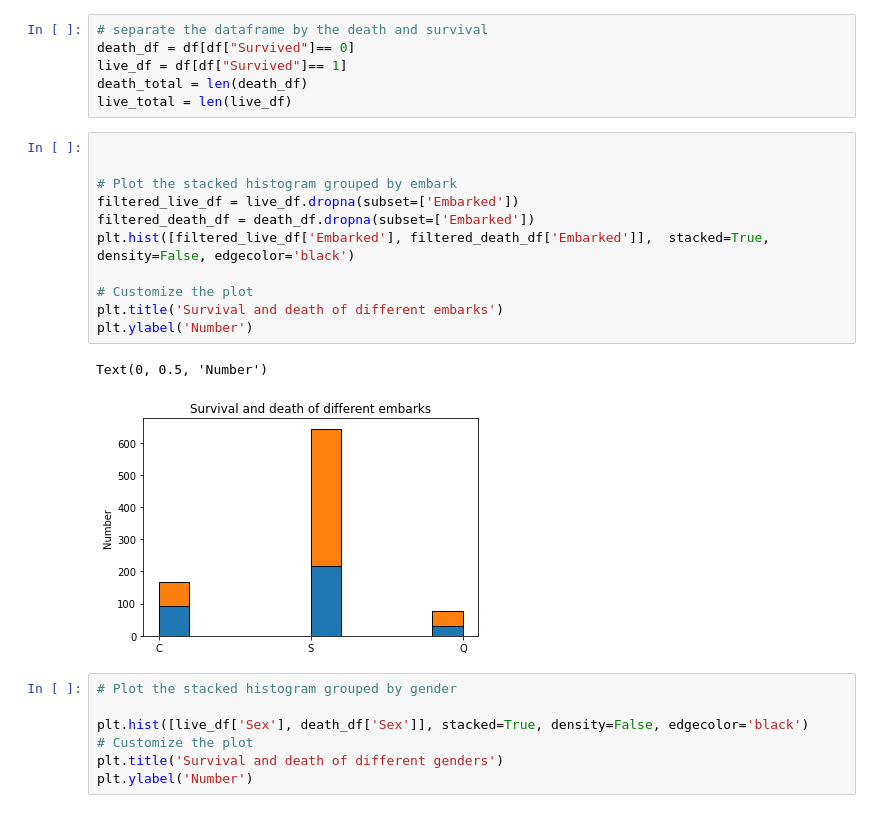
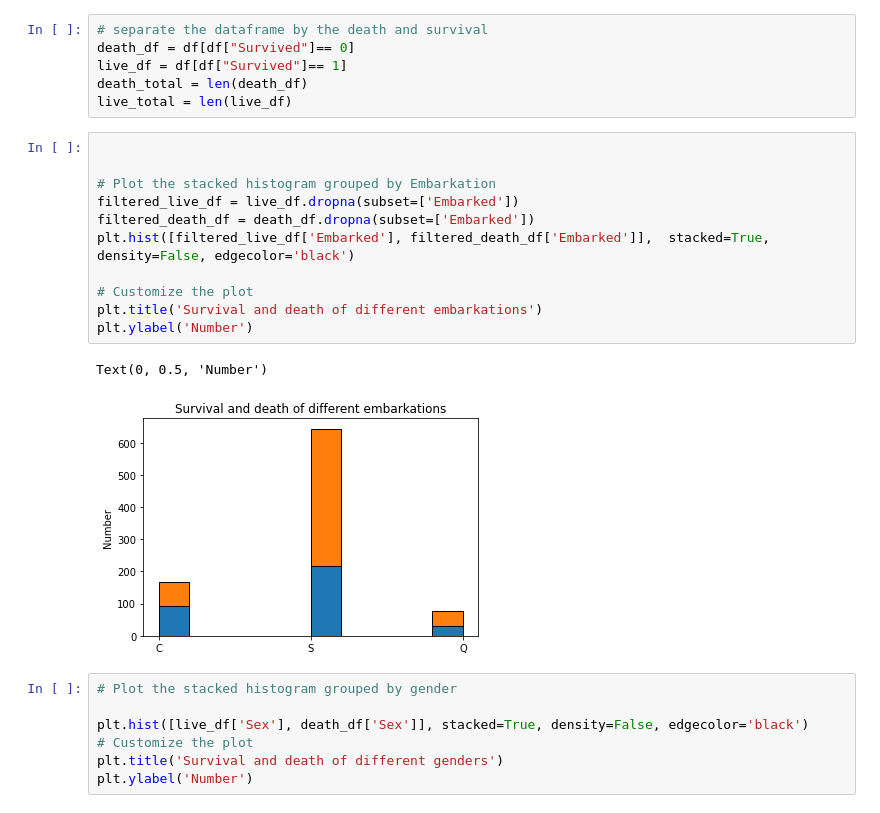
Before and after one commit to Yichen575/kaggle-projects, a Jupyter notebook: titanic/Data-analysis.ipynb, the cells around one changed output. Cells and saved outputs as stored; diff of their text form.

```diff
--- a/titanic/Data-analysis.ipynb
+++ b/titanic/Data-analysis.ipynb
@@ -76,17 +76,17 @@ live_total = len(live_df)
 # %%
 
 
-# Plot the stacked histogram grouped by embark
+# Plot the stacked histogram grouped by Embarkation
 filtered_live_df = live_df.dropna(subset=['Embarked'])
 filtered_death_df = death_df.dropna(subset=['Embarked'])
 plt.hist([filtered_live_df['Embarked'], filtered_death_df['Embarked']],  stacked=True, density=False, edgecolor='black')
 
 # Customize the plot
-plt.title('Survival and death of different embarks')
+plt.title('Survival and death of different embarkations')
 plt.ylabel('Number')
 # %% [output]
 Text(0, 0.5, 'Number')
-[figure, old version]
+[figure, new version]
 # %%
 # Plot the stacked histogram grouped by gender
 
```
Also changed, not shown: parts of 4 cells of this notebook.
